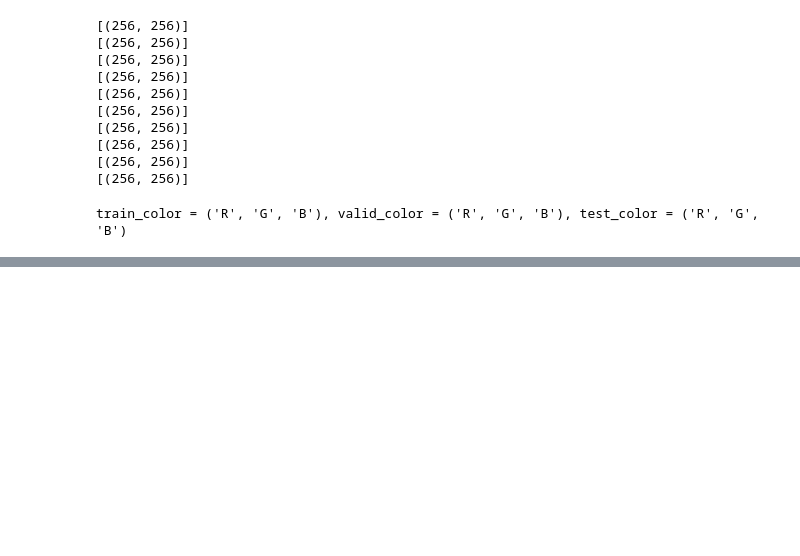
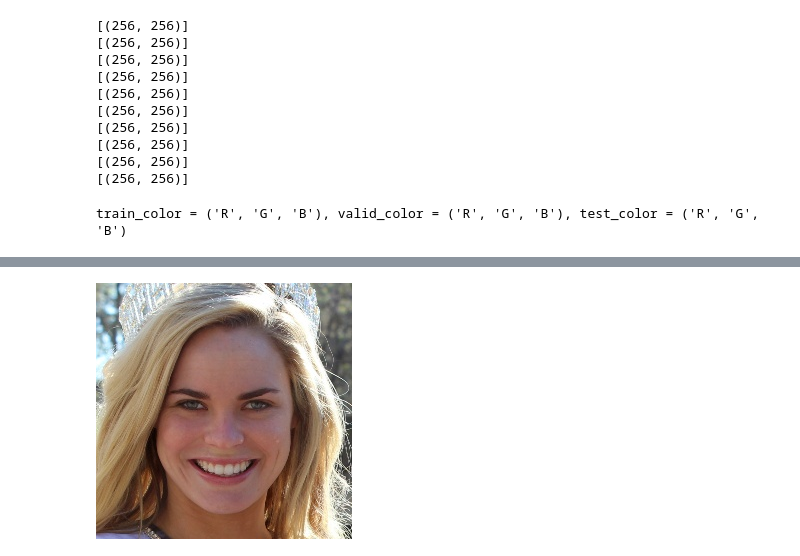
Before and after one commit to Kanustu/DeepFaceDetect, a Jupyter notebook: Notebooks/deepfake1.ipynb, the cells around one changed output, grey strips where cells are left out. Cells and saved outputs as stored; diff of their text form; code cells hidden in the pictures; blank space fills up the shorter version.

```diff
--- a/Notebooks/deepfake1.ipynb
+++ b/Notebooks/deepfake1.ipynb
@@ -164,3 +165,7 @@ NameError: name 'image_array' is not defined
+# %%
+real_image
+# %% [output]
+[figure, added]
 # %%
 real_array = np.array(Image.open(f'./real_vs_fake/real-vs-fake/{real_images[0]}'))
 for x in range(3):
```
Also changed, not shown: parts of 26 cells of this notebook.
